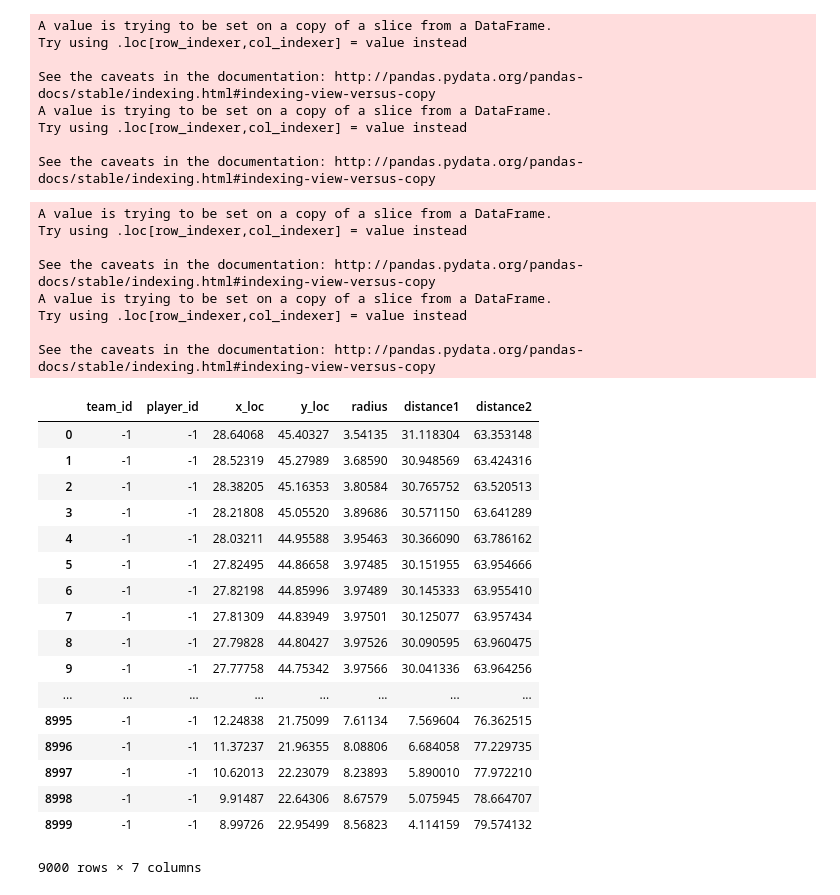
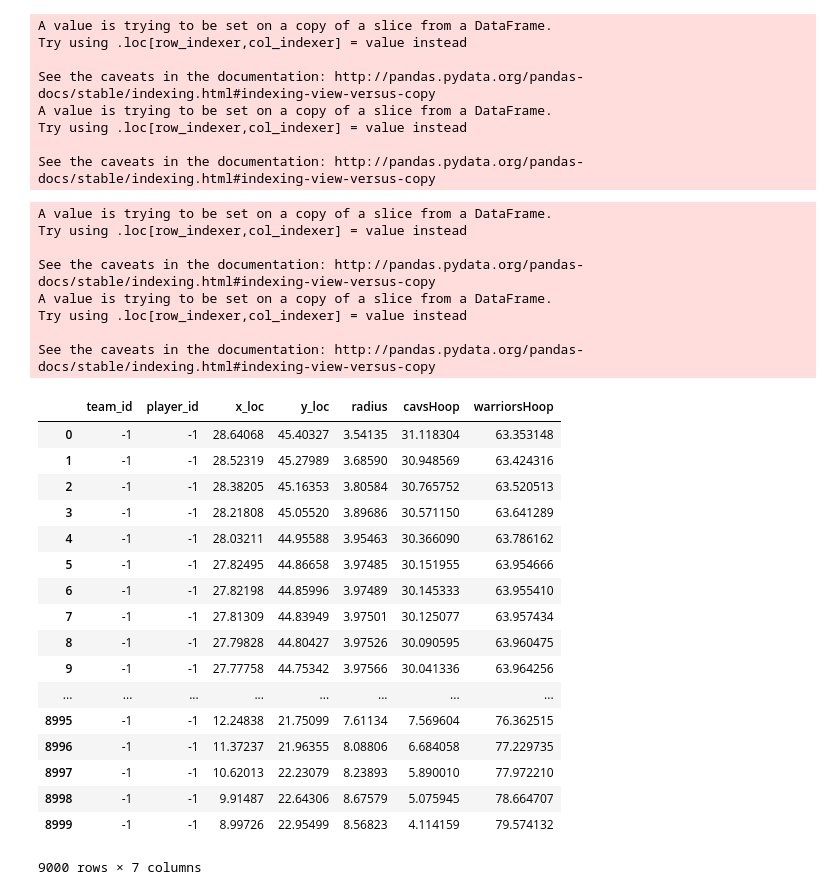
Before and after one commit to billmwong/FiveThirtyGreat, a Jupyter notebook: player-with-ball-distance.ipynb, the cells around one changed output. Saved outputs shown, nothing was run; the diff lists cells and outputs as text; code cells hidden in the pictures.

```diff
--- a/player-with-ball-distance.ipynb
+++ b/player-with-ball-distance.ipynb
@@ -150,5 +150,5 @@ def teamOnOffense(moment):
     elif df.x_loc[0] < halfcourtX:
         return df.team_id[1]
 
-data = getGameJSON('GSWvsCLE.json')
-teamOnOffense(data)
+# data = getGameJSON('GSWvsCLE.json')
+# teamOnOffense(data)
@@ -261,24 +259,24 @@ a_pos = playerDFtoList(a)
 # %%
 def distance(ball):
     basket1 = [5.32, 24.8]
     basket2 = [88.55, 24.8]
     halfcourt = 47.0
 
-    ball['distance1'] = np.sqrt((basket1[0] - ball['x_loc'])**2 + (basket1[1] - ball['y_loc'])**2)
-    ball['distance2'] = np.sqrt((basket2[0] - ball['x_loc'])**2 + (basket2[1] - ball['y_loc'])**2)
+    ball['cavsHoop'] = np.sqrt((basket1[0] - ball['x_loc'])**2 + (basket1[1] - ball['y_loc'])**2)
+    ball['warriorsHoop'] = np.sqrt((basket2[0] - ball['x_loc'])**2 + (basket2[1] - ball['y_loc'])**2)
 
 distance(ball)
 ball
 # %% [output]
 A value is trying to be set on a copy of a slice from a DataFrame.
 Try using .loc[row_indexer,col_indexer] = value instead
 
 See the caveats in the documentation: http://pandas.pydata.org/pandas-docs/stable/indexing.html#indexing-view-versus-copy
 A value is trying to be set on a copy of a slice from a DataFrame.
 Try using .loc[row_indexer,col_indexer] = value instead
 
 See the caveats in the documentation: http://pandas.pydata.org/pandas-docs/stable/indexing.html#indexing-view-versus-copy
-|  | team_id | player_id | x_loc | y_loc | radius | distance1 | distance2 |
+|  | team_id | player_id | x_loc | y_loc | radius | cavsHoop | warriorsHoop |
 | 0 | -1 | -1 | 28.64068 | 45.40327 | 3.54135 | 31.118304 | 63.353148 |
 | 1 | -1 | -1 | 28.52319 | 45.27989 | 3.68590 | 30.948569 | 63.424316 |
 | 2 | -1 | -1 | 28.38205 | 45.16353 | 3.80584 | 30.765752 | 63.520513 |
```
Also changed, not shown: parts of 1 cell of this notebook, 1 other file.
